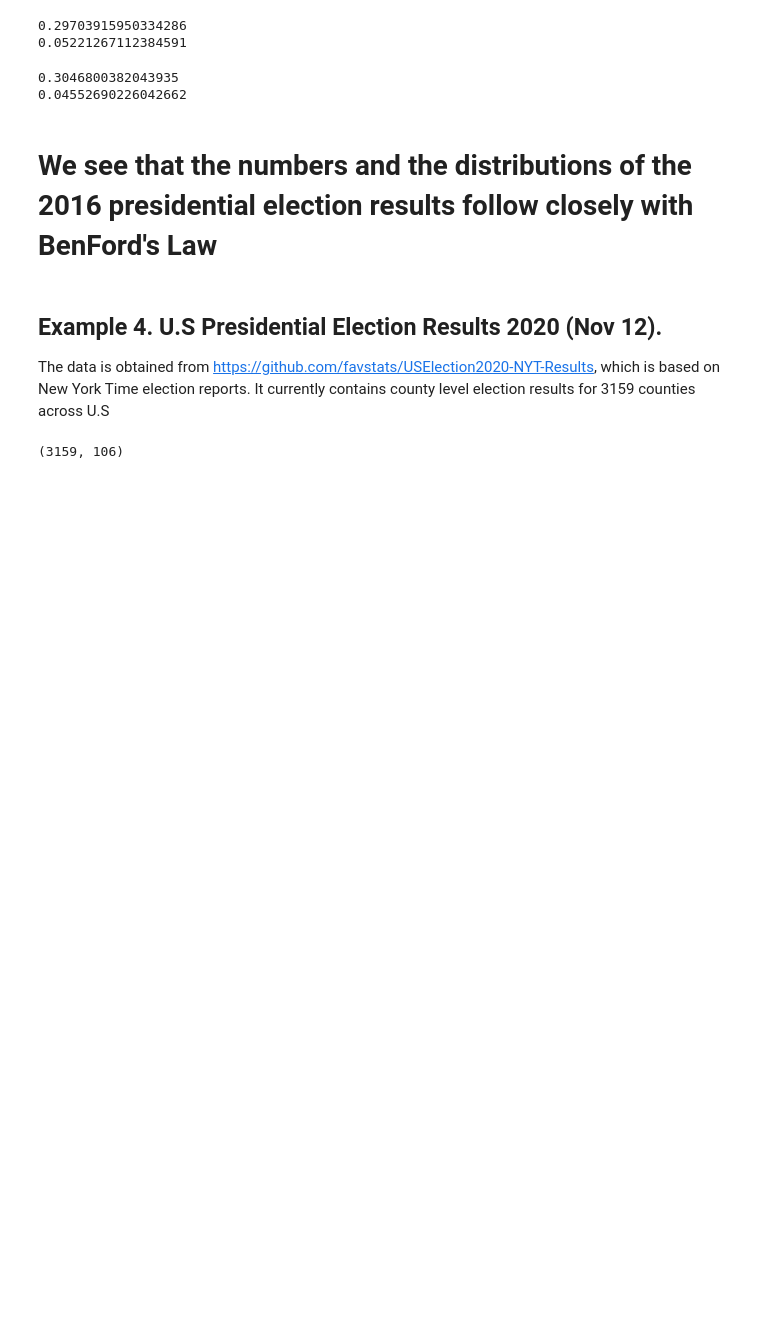
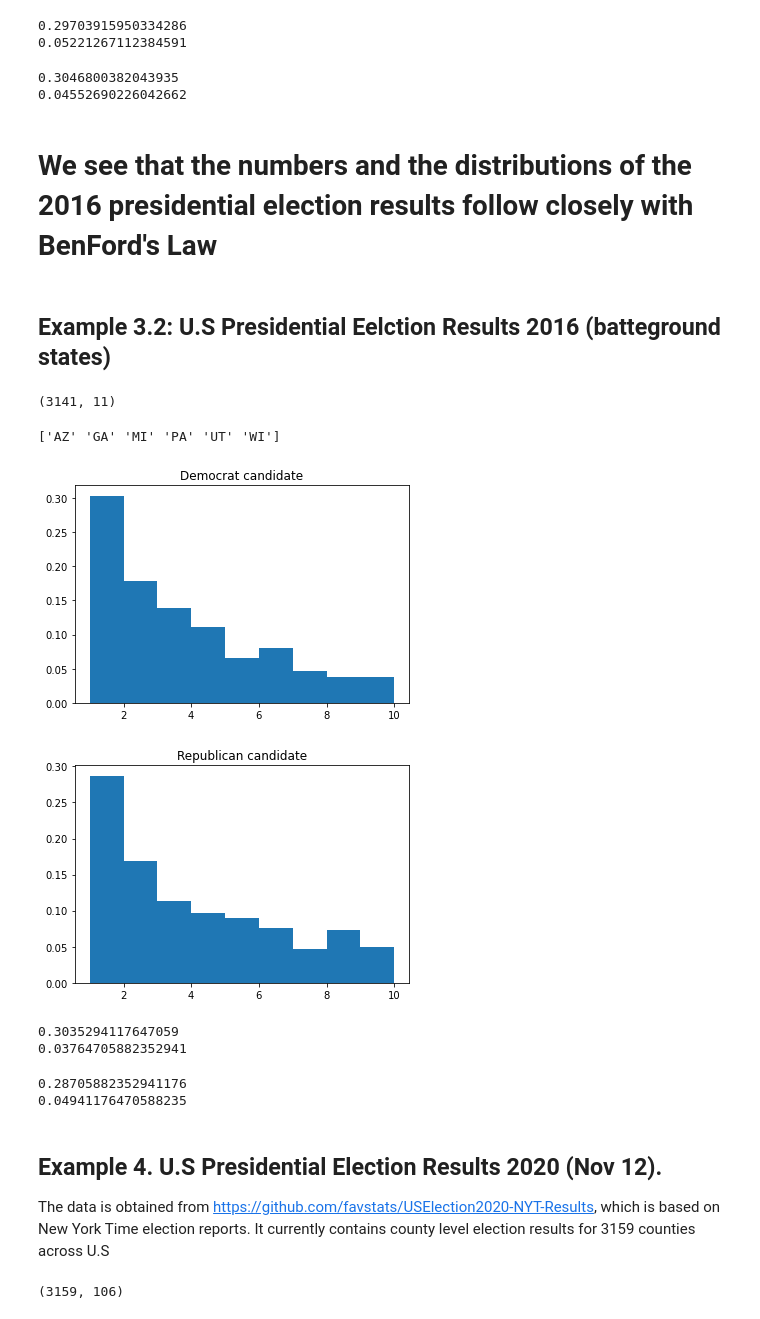
Before and after one commit to TiankangXie/BenFord-Law-Election, a Jupyter notebook: benford_detect.ipynb, the cells around one changed output. Saved outputs shown, nothing was run; the diff lists cells and outputs as text; code cells hidden in the pictures; blank space fills up the shorter version.

Commit message:
Added new results

```diff
--- a/benford_detect.ipynb
+++ b/benford_detect.ipynb
@@ -122,6 +138,59 @@ print(np.sum(np.array(rep_2016_digits)==9)/len(rep_2016_digits)) # Proportion of
 0.04552690226042662
 # %% [markdown]
 # We see that the numbers and the distributions of the 2016 presidential election results follow closely with BenFord's Law
+# %% [markdown]
+## Example 3.2: U.S Presidential Eelction Results 2016 (batteground states)
+# %%
+vote2016_data = pd.read_csv("voting_data.csv", encoding='cp1252')
+# %%
+print(vote2016_data.shape)
+# %% [output]
+(3141, 11)
+# %%
+## And if we zoom into counties in Michigan, Wisconsin, Pennsylvania, Utah, Arizona and Georgia, which gives us 425 counties:
+vote2016_restricted = vote2016_data[vote2016_data['state_abbr'].isin(['MI','WI','UT','GA','AZ','PA'])]
+
+print(np.unique(vote2016_restricted['state_abbr'])) # Sanity check
+#print(vote2016_rep_restricted.shape)
+vote2016_dem_restricted = vote2016_restricted['votes_dem'].dropna()
+vote2016_rep_restricted = vote2016_restricted['votes_gop'].dropna()
+# %% [output]
+['AZ' 'GA' 'MI' 'PA' 'UT' 'WI']
+# %%
+dem_2016_digits = []
+bins_list = np.arange(1,11,1)
+
+for i in vote2016_dem_restricted:
+    dem_2016_digits.append(int(str(i)[0]))
+plt.hist(dem_2016_digits,bins = bins_list,density = True)
+plt.title("Democrat candidate")
+plt.show()
+#========================================================
+rep_2016_digits = []
+bins_list = np.arange(1,11,1)
+
+for i in vote2016_rep_restricted:
+    rep_2016_digits.append(int(str(i)[0]))
+plt.hist(rep_2016_digits,bins = bins_list,density = True)
+plt.title("Republican candidate")
+plt.show()
+# %% [output]
+[figure, added]
+[figure, added]
+# %%
+# Democrats:
+
+print(np.sum(np.array(dem_2016_digits)==1)/len(dem_2016_digits)) # Proportion of 1 as leading digit
+print(np.sum(np.array(dem_2016_digits)==9)/len(dem_2016_digits)) # Proportion of 9 as leading digit
+# %% [output]
+0.3035294117647059
+0.03764705882352941
+# %%
+print(np.sum(np.array(rep_2016_digits)==1)/len(rep_2016_digits)) # Proportion of 1 as leading digit
+print(np.sum(np.array(rep_2016_digits)==9)/len(rep_2016_digits)) # Proportion of 9 as leading digit
+# %% [output]
+0.28705882352941176
+0.04941176470588235
 # %% [markdown]
 ## Example 4. U.S Presidential Election Results 2020 (Nov 12).
 The data is obtained from https://github.com/favstats/USElection2020-NYT-Results, which is based on New York Time election reports. It currently contains county level election results for 3159 counties across U.S
```
Also changed, not shown: parts of 3 cells of this notebook.
